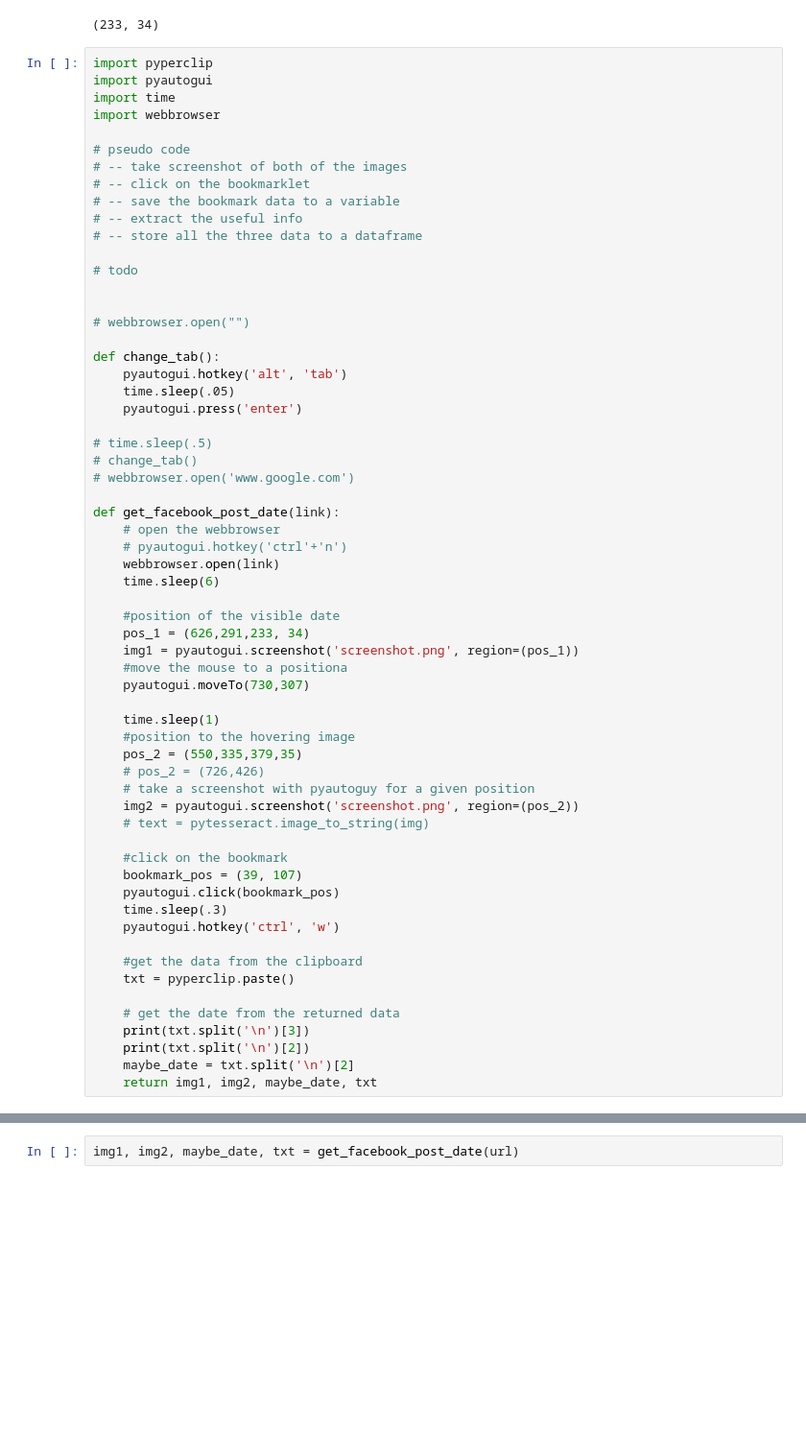
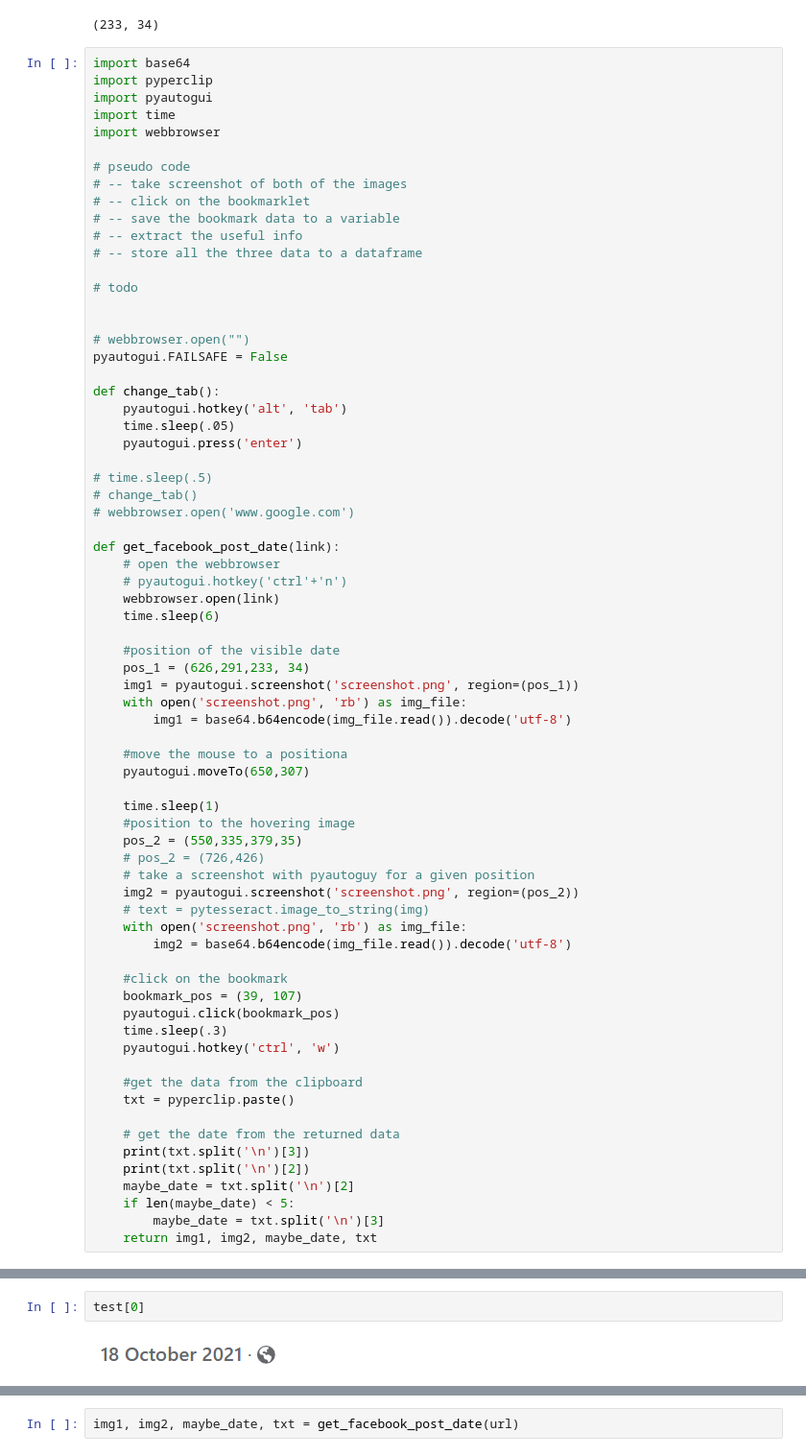
Before and after one commit to saketthakur001/get-post-date-from-facebook-post, a Jupyter notebook: get timestamp .ipynb, the cells around one changed output, grey strips where cells are left out. Shown at 96% size. Cells and saved outputs as stored; diff of their text form; blank space fills up the shorter version.

```diff
--- a/get timestamp .ipynb
+++ b/get timestamp .ipynb
@@ -39,6 +39,7 @@ def change_tab():
 # %% [output]
 (233, 34)
 # %%
+import base64
 import pyperclip
 import pyautogui
 import time
@@ -55,6 +56,7 @@ import webbrowser
 
 
 # webbrowser.open("")
+pyautogui.FAILSAFE = False
 
 def change_tab():
     pyautogui.hotkey('alt', 'tab')
@@ -74,8 +76,11 @@ def get_facebook_post_date(link):
     #position of the visible date
     pos_1 = (626,291,233, 34)
     img1 = pyautogui.screenshot('screenshot.png', region=(pos_1))
+    with open('screenshot.png', 'rb') as img_file:
+        img1 = base64.b64encode(img_file.read()).decode('utf-8')
+
     #move the mouse to a positiona
-    pyautogui.moveTo(730,307)
+    pyautogui.moveTo(650,307)
 
     time.sleep(1)
     #position to the hovering image
@@ -84,6 +89,8 @@ def get_facebook_post_date(link):
     # take a screenshot with pyautoguy for a given position
     img2 = pyautogui.screenshot('screenshot.png', region=(pos_2))
     # text = pytesseract.image_to_string(img)
+    with open('screenshot.png', 'rb') as img_file:
+        img2 = base64.b64encode(img_file.read()).decode('utf-8')
 
     #click on the bookmark
     bookmark_pos = (39, 107)
@@ -98,6 +105,8 @@ def get_facebook_post_date(link):
     print(txt.split('\n')[3])
     print(txt.split('\n')[2])
     maybe_date = txt.split('\n')[2]
+    if len(maybe_date) < 5:
+        maybe_date = txt.split('\n')[3]
     return img1, img2, maybe_date, txt
 # %%
 test = get_facebook_post_date('https://www.facebook.com/pocketly.in/posts/pfbid0x9TDRqgPo9MDhNkBJvHLJ1PbQeYmZri7KEKBL2YHKn8BwbYacTvbMgrK9SPctpEsl')
@@ -106,3 +118,7 @@ IndexError: list index out of range
+# %%
+test[0]
+# %% [output]
+[figure, added]
 # %%
 import pandas as pd
 
```
Also changed, not shown: parts of 8 cells of this notebook, 3 other files.
